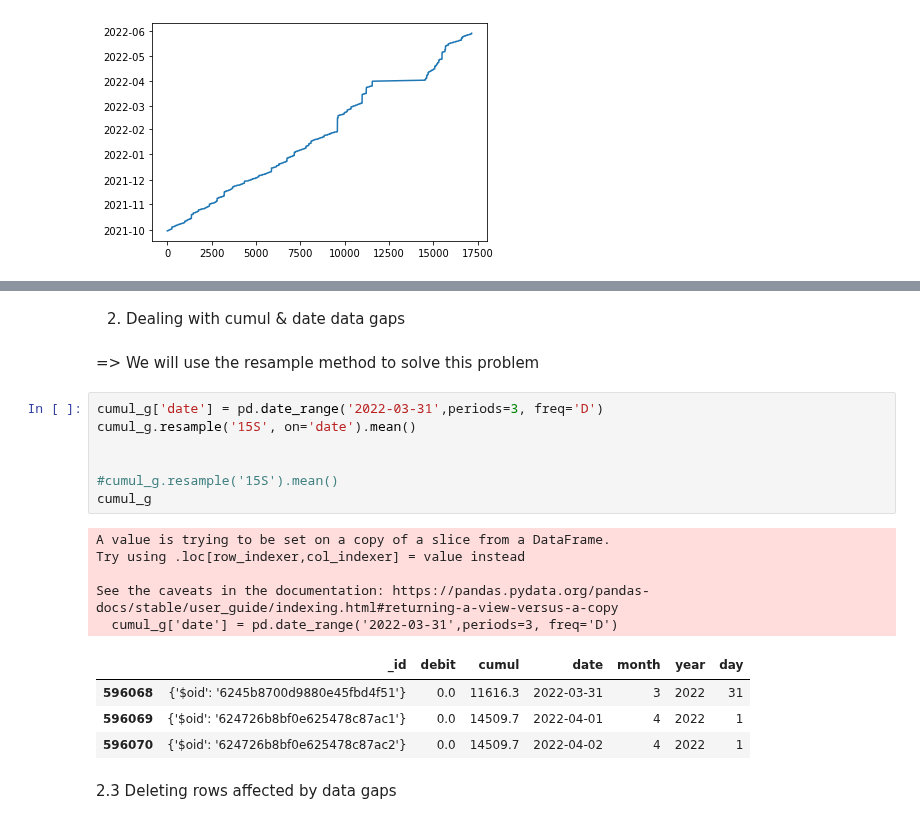
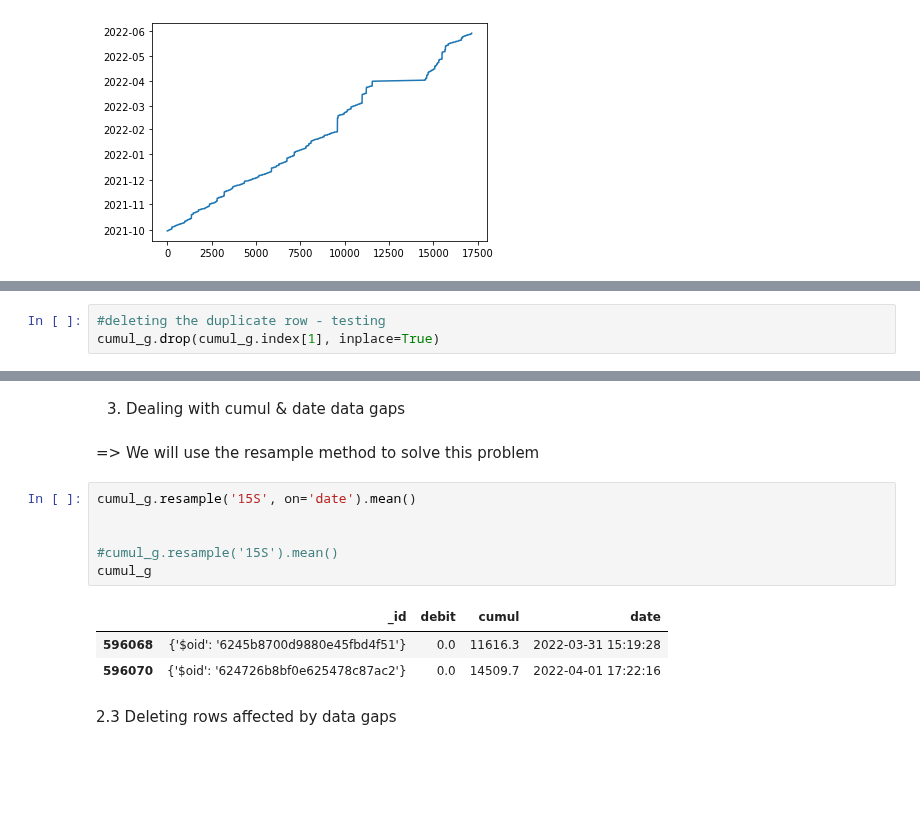
Before and after one commit to Cyrine-afk/Water-Consumption, a Jupyter notebook: Water DB.ipynb, the cells around one changed output, grey strips where cells are left out. Drawn from its saved outputs; the diff is of its cells as text; blank space fills up the shorter version.

Commit message:
Deleting data duplicates

```diff
--- a/Water DB.ipynb
+++ b/Water DB.ipynb
@@ -506,0 +522,3 @@ plt.show()
+# %%
+#deleting the duplicate row - testing
+cumul_g.drop(cumul_g.index[1], inplace=True)
@@ -507,24 +554,17 @@ plt.show()
 # %% [markdown]
-2. Dealing with cumul & date data gaps
+3. Dealing with cumul & date data gaps
 # %% [markdown]
 => We will use the resample method to solve this problem
 # %%
-cumul_g['date'] = pd.date_range('2022-03-31',periods=3, freq='D')
 cumul_g.resample('15S', on='date').mean()
 
 
 #cumul_g.resample('15S').mean()
 cumul_g
 # %% [output]
-A value is trying to be set on a copy of a slice from a DataFrame.
-Try using .loc[row_indexer,col_indexer] = value instead
-
-See the caveats in the documentation: https://pandas.pydata.org/pandas-docs/stable/user_guide/indexing.html#returning-a-view-versus-a-copy
-  cumul_g['date'] = pd.date_range('2022-03-31',periods=3, freq='D')
-|  | _id | debit | cumul | date | month | year | day |
-| 596068 | {'$oid': '6245b8700d9880e45fbd4f51'} | 0.0 | 11616.3 | 2022-03-31 | 3 | 2022 | 31 |
-| 596069 | {'$oid': '624726b8bf0e625478c87ac1'} | 0.0 | 14509.7 | 2022-04-01 | 4 | 2022 | 1 |
-| 596070 | {'$oid': '624726b8bf0e625478c87ac2'} | 0.0 | 14509.7 | 2022-04-02 | 4 | 2022 | 1 |
+|  | _id | debit | cumul | date |
+| 596068 | {'$oid': '6245b8700d9880e45fbd4f51'} | 0.0 | 11616.3 | 2022-03-31 15:19:28 |
+| 596070 | {'$oid': '624726b8bf0e625478c87ac2'} | 0.0 | 14509.7 | 2022-04-01 17:22:16 |
 # %% [markdown]
 2.3 Deleting rows affected by data gaps
 # %% [markdown]
```
Also changed, not shown: parts of 10 cells of this notebook.
